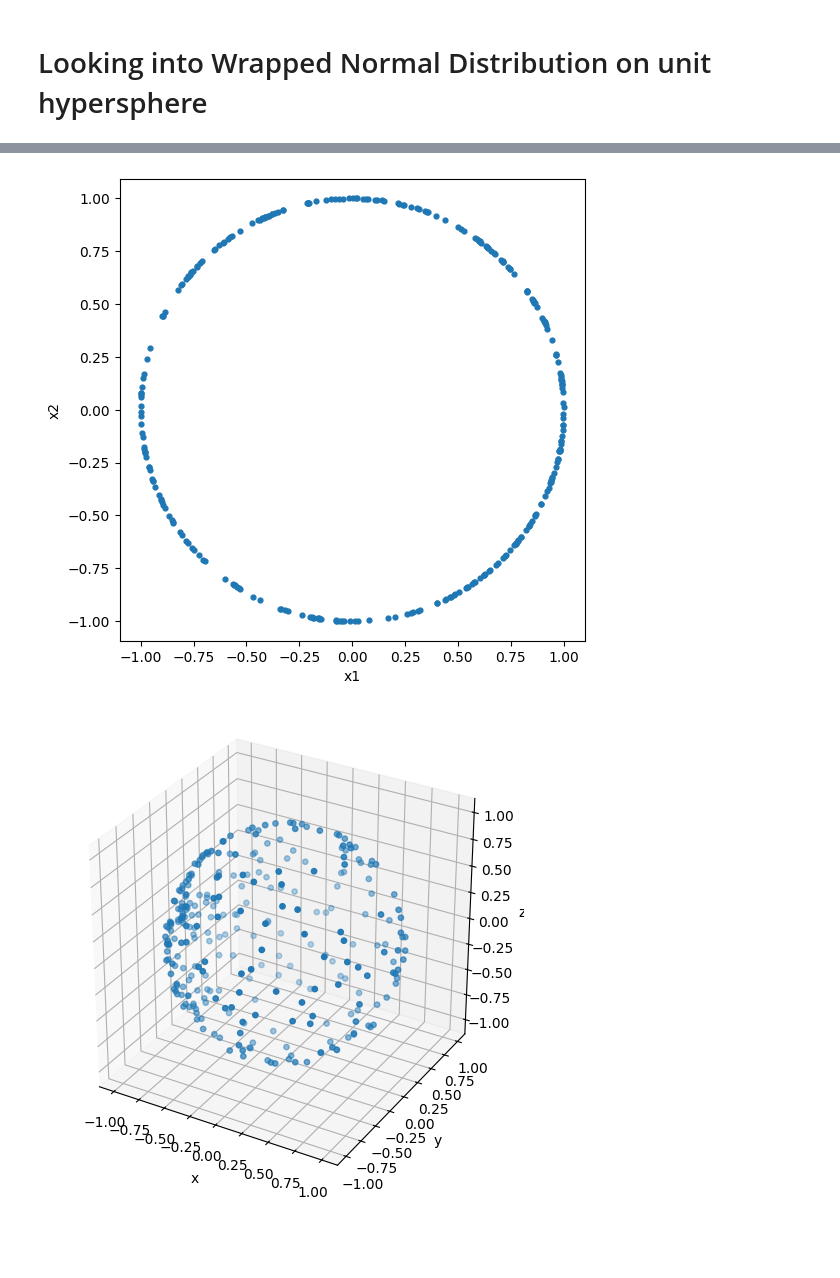
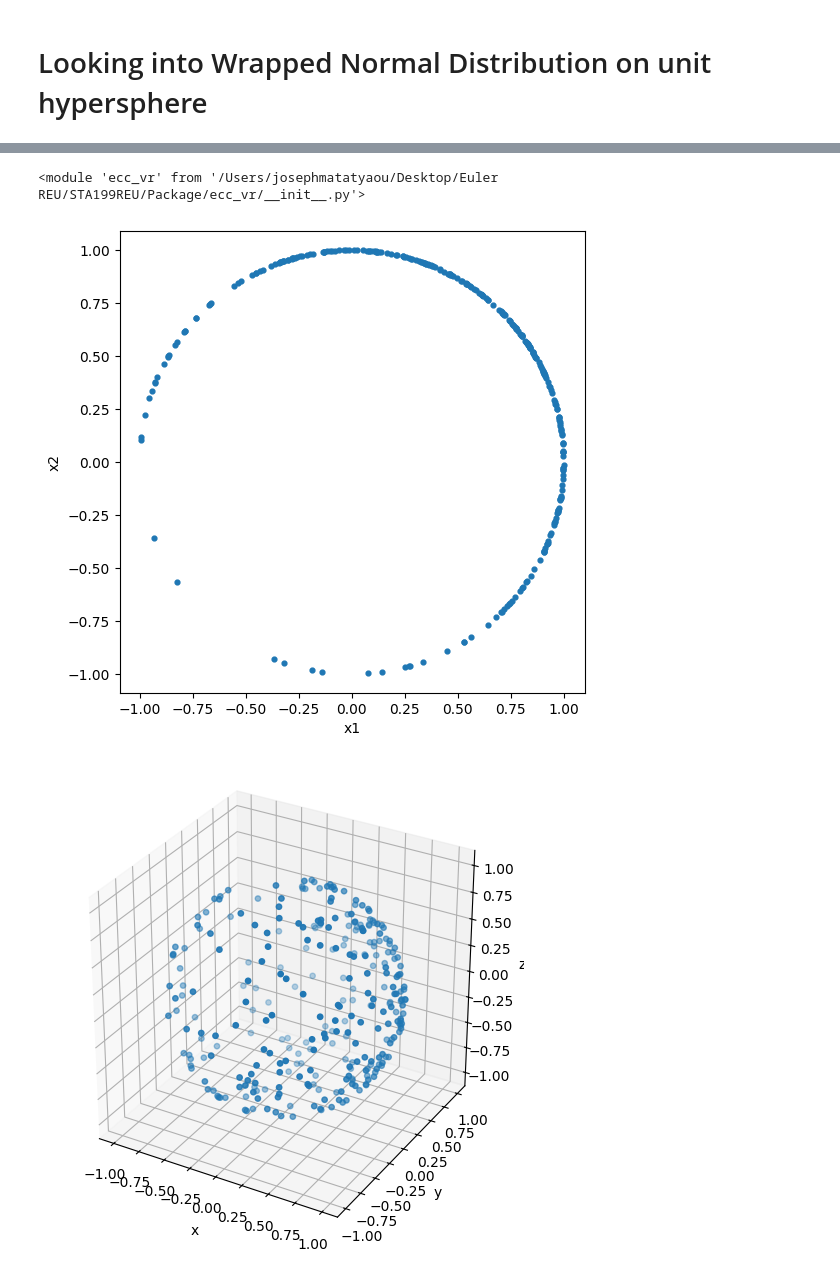
Before and after one commit to JosephMatatyaou/STA199REU, a Jupyter notebook: SQ26/Week3/WrappedNormal_Sphere.ipynb, the cells around one changed output, grey strips where cells are left out. Cells and saved outputs as stored; diff of their text form; code cells hidden in the pictures; blank space fills up the shorter version.

```diff
--- a/SQ26/Week3/WrappedNormal_Sphere.ipynb
+++ b/SQ26/Week3/WrappedNormal_Sphere.ipynb
@@ -36,3 +51,10 @@ Small $\sigma$ gives a tight cluster near $\mu$, while larger $\sigma$ spreads p
+# %%
+import importlib
+import ecc_vr as vr
+
+importlib.reload(vr)
+# %% [output]
+<module 'ecc_vr' from '/Users/josephmatatyaou/Desktop/Euler REU/STA199REU/Package/ecc_vr/__init__.py'>
 # %%
 import numpy as np
 
@@ -87,7 +109,7 @@ import matplotlib.pyplot as plt
 X = sample_wrapped_normal_hypersphere(
     n_points=300,
     dim=2,
-    sigma=2,
+    sigma=1,
     mean_direction= [1,1],
     seed=None,
 )
@@ -100,27 +122,27 @@ plt.xlabel("x1")
 plt.ylabel("x2")
 plt.show()
 # %% [output]
-[figure, old version]
+[figure, new version]
 # %%
 X2 = sample_wrapped_normal_hypersphere(
     n_points=300,
     dim=3,
-    sigma=2,
+    sigma=1,
     mean_direction= [1,0,0],
     seed=None,
 )
 
 fig = plt.figure(figsize = (6,6))
 ax = fig.add_subplot(111, projection="3d")
 ax.scatter(X2[:, 0], X2[:,1],X2[:, 2], s =15)
 ax.set_xlabel("x")
 ax.set_ylabel("y")
 ax.set_zlabel("z")
 
 ax.set_box_aspect([1, 1, 1])
 plt.show()
 # %% [output]
-[figure, old version]
+[figure, new version]
 # %%
 import ecc_vr as vr
 
```
Also changed, not shown: parts of 6 cells of this notebook, 1 other file.
